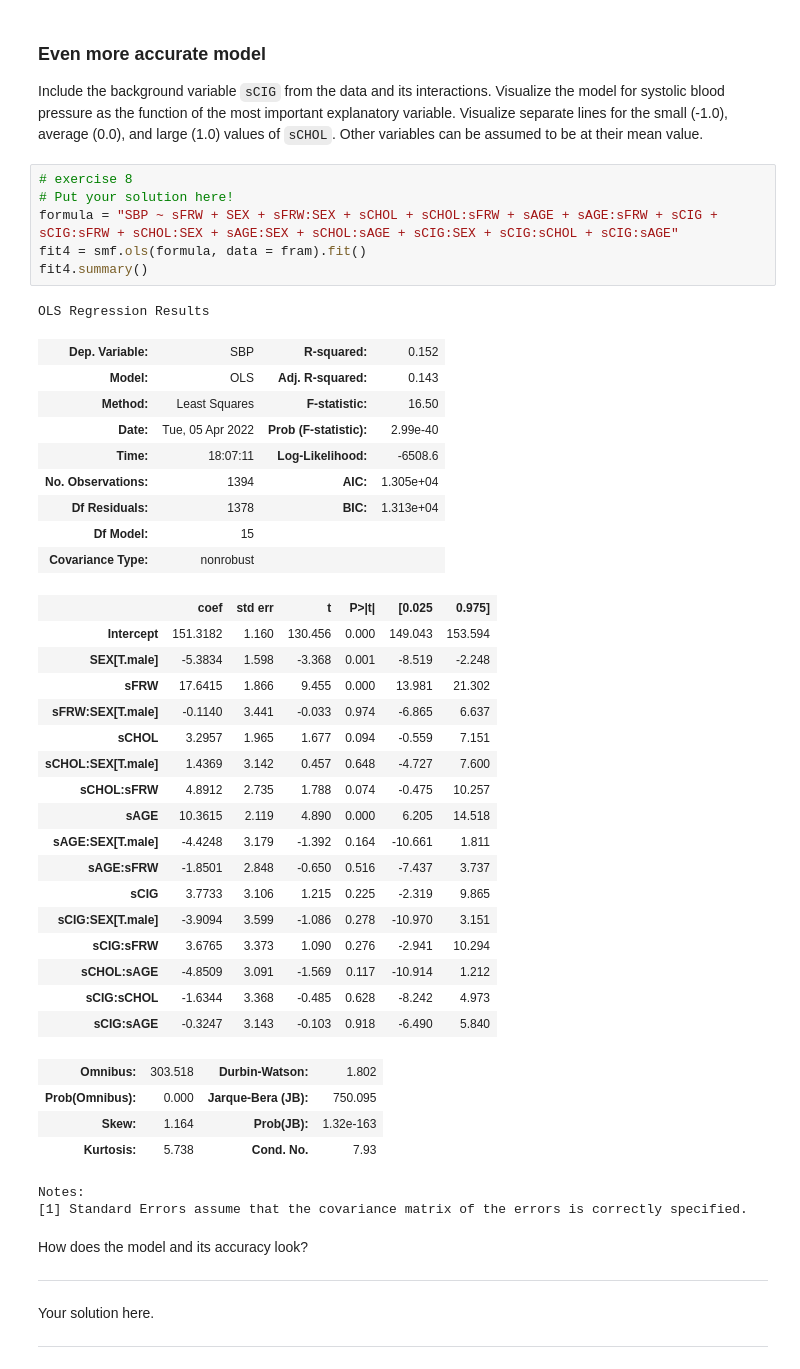
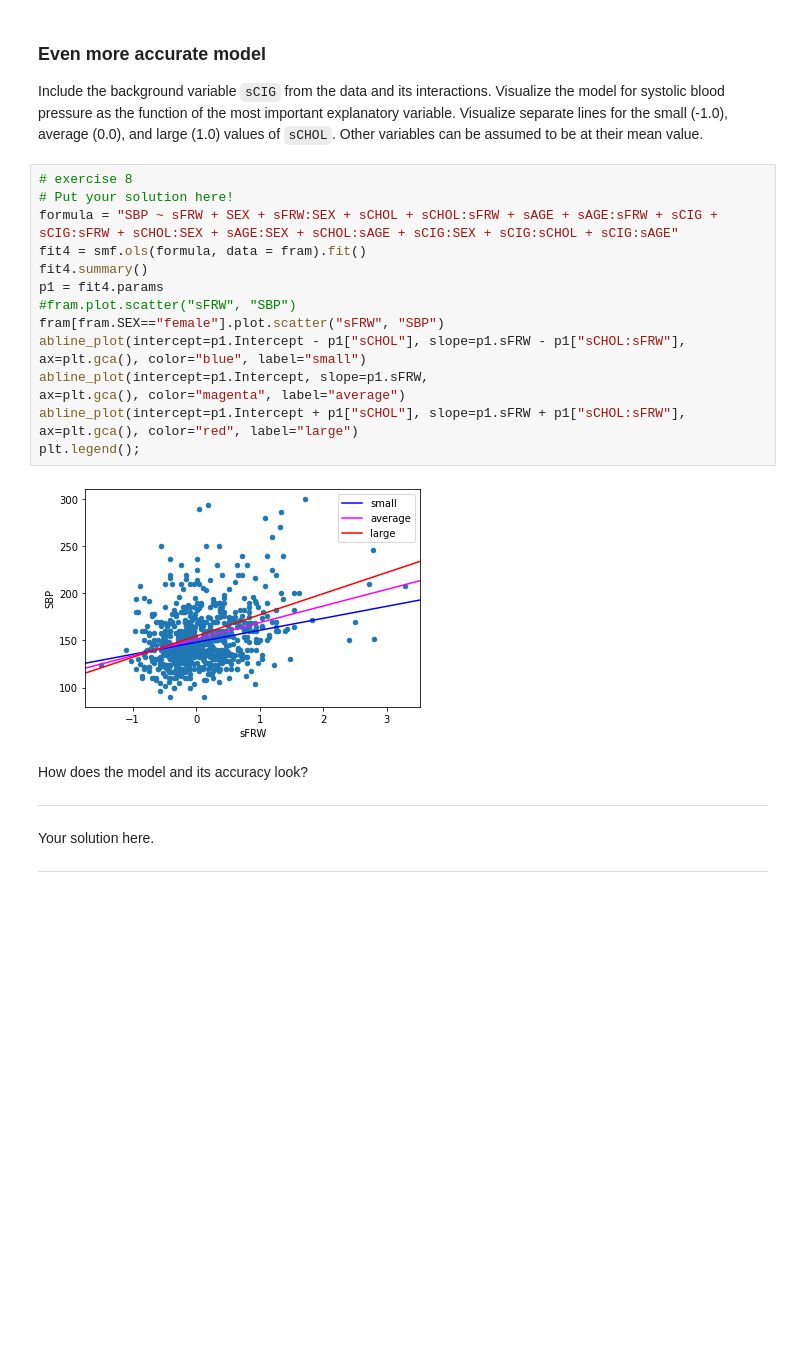
Before and after one commit to ngoubou/data_analysis_python_helsinki, a Jupyter notebook: week7_project/1_project_notebook_regression_analysis.ipynb, the cells around one changed output. Drawn from its saved outputs; the diff is of its cells as text; blank space fills up the shorter version.

```diff
--- a/week7_project/1_project_notebook_regression_analysis.ipynb
+++ b/week7_project/1_project_notebook_regression_analysis.ipynb
@@ -165,43 +165,21 @@ Include the background variable `sCIG` from the data and its interactions. Visua
 # %%
 # exercise 8
 # Put your solution here!
 formula = "SBP ~ sFRW + SEX + sFRW:SEX + sCHOL + sCHOL:sFRW + sAGE + sAGE:sFRW + sCIG + sCIG:sFRW + sCHOL:SEX + sAGE:SEX + sCHOL:sAGE + sCIG:SEX + sCIG:sCHOL + sCIG:sAGE"
 fit4 = smf.ols(formula, data = fram).fit()
 fit4.summary()
+p1 = fit4.params
+#fram.plot.scatter("sFRW", "SBP")
+fram[fram.SEX=="female"].plot.scatter("sFRW", "SBP")
+abline_plot(intercept=p1.Intercept - p1["sCHOL"], slope=p1.sFRW - p1["sCHOL:sFRW"],
+ax=plt.gca(), color="blue", label="small")
+abline_plot(intercept=p1.Intercept, slope=p1.sFRW,
+ax=plt.gca(), color="magenta", label="average")
+abline_plot(intercept=p1.Intercept + p1["sCHOL"], slope=p1.sFRW + p1["sCHOL:sFRW"],
+ax=plt.gca(), color="red", label="large")
+plt.legend();
 # %% [output]
-OLS Regression Results
-| Dep. Variable: | SBP | R-squared: | 0.152 |
-| Model: | OLS | Adj. R-squared: | 0.143 |
-| Method: | Least Squares | F-statistic: | 16.50 |
-| Date: | Tue, 05 Apr 2022 | Prob (F-statistic): | 2.99e-40 |
-| Time: | 18:07:11 | Log-Likelihood: | -6508.6 |
-| No. Observations: | 1394 | AIC: | 1.305e+04 |
-| Df Residuals: | 1378 | BIC: | 1.313e+04 |
-| Df Model: | 15 |  |  |
-| Covariance Type: | nonrobust |  |  |
-|  | coef | std err | t | P>|t| | [0.025 | 0.975] |
-| Intercept | 151.3182 | 1.160 | 130.456 | 0.000 | 149.043 | 153.594 |
-| SEX[T.male] | -5.3834 | 1.598 | -3.368 | 0.001 | -8.519 | -2.248 |
-| sFRW | 17.6415 | 1.866 | 9.455 | 0.000 | 13.981 | 21.302 |
-| sFRW:SEX[T.male] | -0.1140 | 3.441 | -0.033 | 0.974 | -6.865 | 6.637 |
-| sCHOL | 3.2957 | 1.965 | 1.677 | 0.094 | -0.559 | 7.151 |
-| sCHOL:SEX[T.male] | 1.4369 | 3.142 | 0.457 | 0.648 | -4.727 | 7.600 |
-| sCHOL:sFRW | 4.8912 | 2.735 | 1.788 | 0.074 | -0.475 | 10.257 |
-| sAGE | 10.3615 | 2.119 | 4.890 | 0.000 | 6.205 | 14.518 |
-| sAGE:SEX[T.male] | -4.4248 | 3.179 | -1.392 | 0.164 | -10.661 | 1.811 |
-| sAGE:sFRW | -1.8501 | 2.848 | -0.650 | 0.516 | -7.437 | 3.737 |
-| sCIG | 3.7733 | 3.106 | 1.215 | 0.225 | -2.319 | 9.865 |
-| sCIG:SEX[T.male] | -3.9094 | 3.599 | -1.086 | 0.278 | -10.970 | 3.151 |
-| sCIG:sFRW | 3.6765 | 3.373 | 1.090 | 0.276 | -2.941 | 10.294 |
-| sCHOL:sAGE | -4.8509 | 3.091 | -1.569 | 0.117 | -10.914 | 1.212 |
-| sCIG:sCHOL | -1.6344 | 3.368 | -0.485 | 0.628 | -8.242 | 4.973 |
-| sCIG:sAGE | -0.3247 | 3.143 | -0.103 | 0.918 | -6.490 | 5.840 |
-| Omnibus: | 303.518 | Durbin-Watson: | 1.802 |
-| Prob(Omnibus): | 0.000 | Jarque-Bera (JB): | 750.095 |
-| Skew: | 1.164 | Prob(JB): | 1.32e-163 |
-| Kurtosis: | 5.738 | Cond. No. | 7.93 |
-Notes:
-[1] Standard Errors assume that the covariance matrix of the errors is correctly specified.
+[figure, added]
 # %% [markdown]
 How does the model and its accuracy look?
 
```
Also changed, not shown: parts of 2 cells of this notebook.
